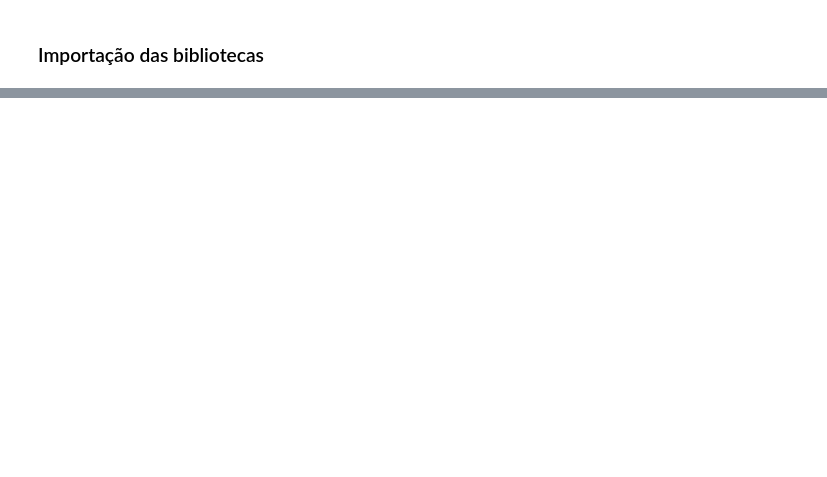
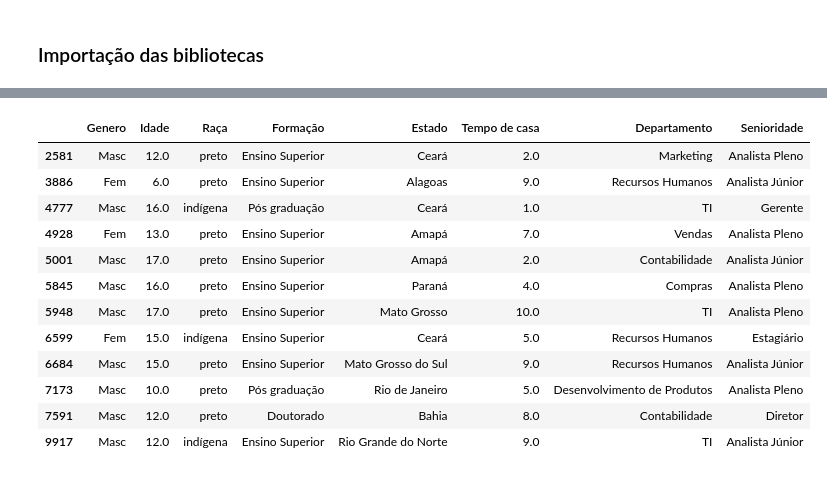
Before and after one commit to tiagotff/Hackathon_AdaHack_2024_Corp_Solutions, a Jupyter notebook: Projeto-AdaHack.ipynb, the cells around one changed output, grey strips where cells are left out. Cells and saved outputs as stored; diff of their text form; code cells hidden in the pictures; blank space fills up the shorter version.

Commit message:
Limpeza e Transformação dos dados
Concluídas as etapas:
-Carregamento
-Limpeza
-Transformação dos dados

```diff
--- a/Projeto-AdaHack.ipynb
+++ b/Projeto-AdaHack.ipynb
@@ -112,5 +169,0 @@ df.isna().sum()
-# %%
-#Deletar dados faltantes
-df = df.dropna()
-# %%
-df.iloc[0, df.columns.get_loc('Tempo de casa')] = -6
@@ -159,0 +172,3 @@ for col in numeric_columns:
+# %%
+#Remover colunas desnecessárias
+df = df.drop(columns=['id', 'id.1', 'Nome', 'Endereço'])
@@ -159,0 +192,3 @@ for col in numeric_columns:
+# %%
+#Deletar dados faltantes
+df = df.dropna(axis=0, how='any', inplace=False)
@@ -159,0 +228,18 @@ for col in numeric_columns:
+# %%
+# Encontrando Idades inválidas (menores de idade)
+menor_idade = df.loc[df['Idade'] < 18]
+display(menor_idade)
+# %% [output]
+|  | Genero | Idade | Raça | Formação | Estado | Tempo de casa | Departamento | Senioridade |
+| 2581 | Masc | 12.0 | preto | Ensino Superior | Ceará | 2.0 | Marketing | Analista Pleno |
+| 3886 | Fem | 6.0 | preto | Ensino Superior | Alagoas | 9.0 | Recursos Humanos | Analista Júnior |
+| 4777 | Masc | 16.0 | indígena | Pós graduação | Ceará | 1.0 | TI | Gerente |
+| 4928 | Fem | 13.0 | preto | Ensino Superior | Amapá | 7.0 | Vendas | Analista Pleno |
+| 5001 | Masc | 17.0 | preto | Ensino Superior | Amapá | 2.0 | Contabilidade | Analista Júnior |
+| 5845 | Masc | 16.0 | preto | Ensino Superior | Paraná | 4.0 | Compras | Analista Pleno |
+| 5948 | Masc | 17.0 | preto | Ensino Superior | Mato Grosso | 10.0 | TI | Analista Pleno |
+| 6599 | Fem | 15.0 | indígena | Ensino Superior | Ceará | 5.0 | Recursos Humanos | Estagiário |
+| 6684 | Masc | 15.0 | preto | Ensino Superior | Mato Grosso do Sul | 9.0 | Recursos Humanos | Analista Júnior |
+| 7173 | Masc | 10.0 | preto | Pós graduação | Rio de Janeiro | 5.0 | Desenvolvimento de Produtos | Analista Pleno |
+| 7591 | Masc | 12.0 | preto | Doutorado | Bahia | 8.0 | Contabilidade | Diretor |
+| 9917 | Masc | 12.0 | indígena | Ensino Superior | Rio Grande do Norte | 9.0 | TI | Analista Júnior |
```
Also changed, not shown: parts of 79 cells of this notebook.
